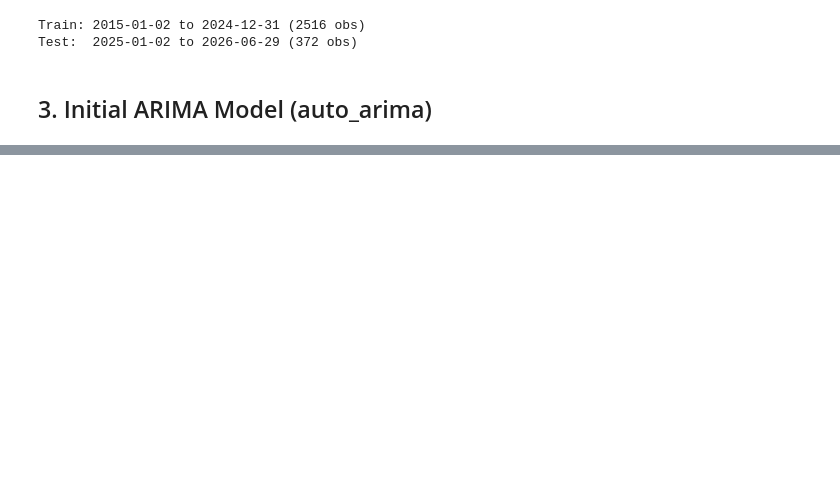
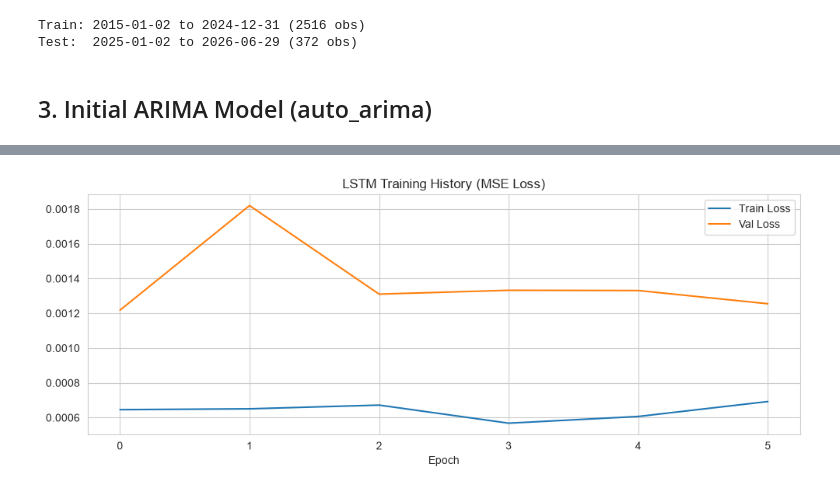
Before and after one commit to oim1999/portfolio-optimization, a Jupyter notebook: notebooks/02.ipynb, the cells around one changed output, grey strips where cells are left out. Drawn from its saved outputs; the diff is of its cells as text; code cells hidden in the pictures; blank space fills up the shorter version.

```diff
--- a/notebooks/02.ipynb
+++ b/notebooks/02.ipynb
@@ -166,0 +201,3 @@ returns/volatility (rather than raw price) yields more actionable signal.
+# %%
+lstm_model = build_lstm_model(window_size=WINDOW_SIZE, units=50, dropout=0.2)
+lstm_model.summary()
@@ -166,0 +225,16 @@ returns/volatility (rather than raw price) yields more actionable signal.
+# %%
+from tensorflow.keras.callbacks import EarlyStopping
+
+early_stop = EarlyStopping(monitor="val_loss", patience=5, restore_best_weights=True)
+
+EPOCHS = 50
+BATCH_SIZE = 32
+
+history = lstm_model.fit(
+    X_train_fit, y_train_fit,
+    validation_data=(X_val, y_val),
+    epochs=EPOCHS,
+    batch_size=BATCH_SIZE,
+    callbacks=[early_stop],
+    verbose=1,
+)
@@ -166,0 +254,12 @@ returns/volatility (rather than raw price) yields more actionable signal.
+# %%
+plt.figure(figsize=(10, 4))
+plt.plot(history.history["loss"], label="Train Loss")
+plt.plot(history.history["val_loss"], label="Val Loss")
+plt.title("LSTM Training History (MSE Loss)")
+plt.xlabel("Epoch")
+plt.legend()
+plt.tight_layout()
+plt.savefig("../data/processed/fig_lstm_training_history.png", dpi=150)
+plt.show()
+# %% [output]
+[figure, added]
```
Also changed, not shown: parts of 26 cells of this notebook.
